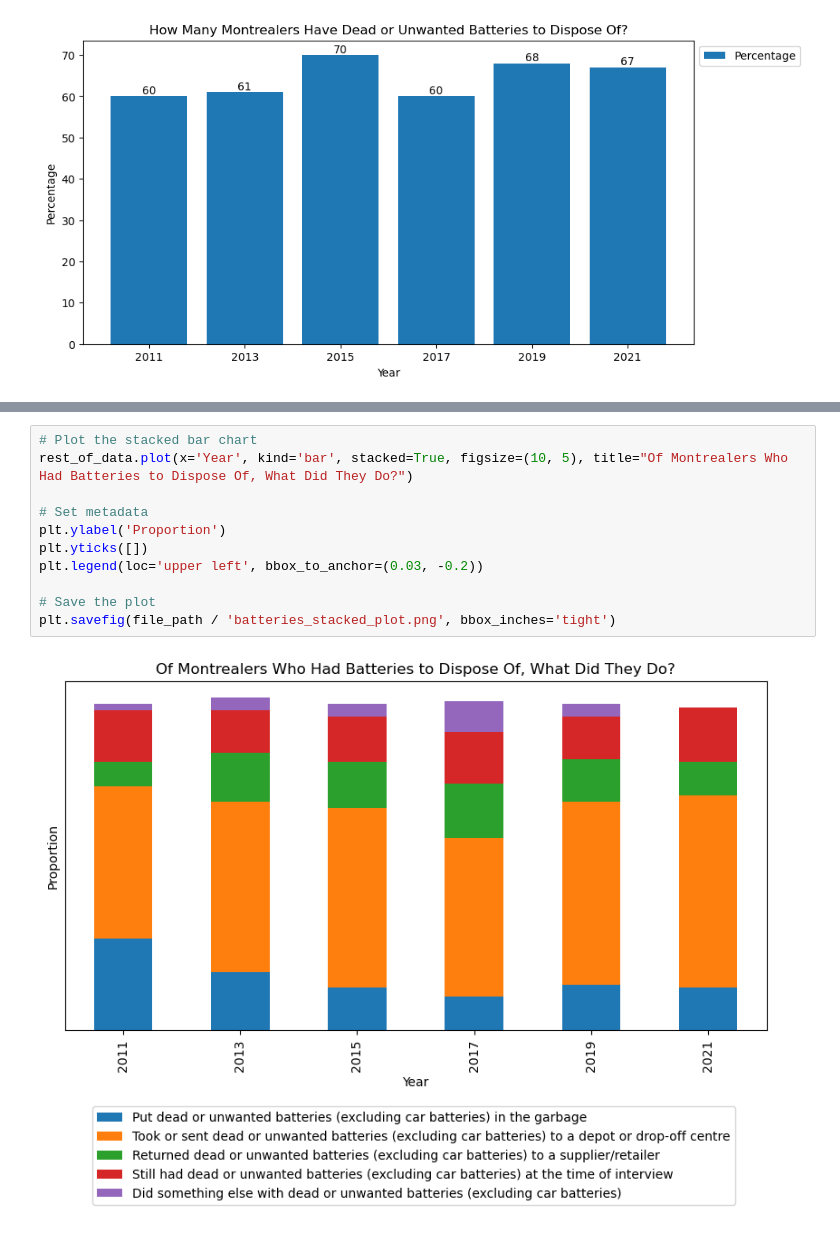
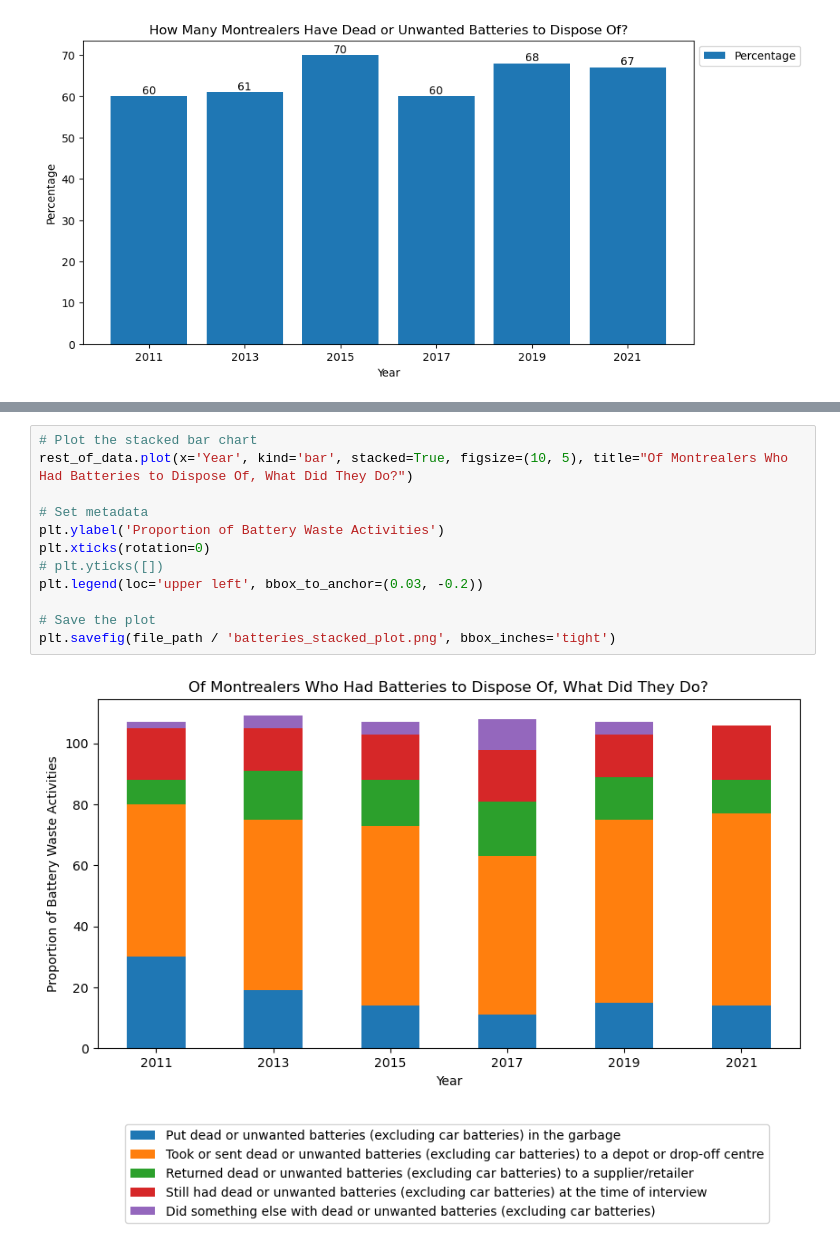
Before and after one commit to BlackSound1/SUST601-Project, a Jupyter notebook: hazardous_waste.ipynb, the cells around one changed output, grey strips where cells are left out. Saved outputs shown, nothing was run; the diff lists cells and outputs as text.

Commit message:
Improved hazardous waste stacked chart to be similar to others. 'No data' column not necessary

```diff
--- a/hazardous_waste.ipynb
+++ b/hazardous_waste.ipynb
@@ -209,13 +209,14 @@ rest_of_data
 # %%
 # Plot the stacked bar chart
 rest_of_data.plot(x='Year', kind='bar', stacked=True, figsize=(10, 5), title="Of Montrealers Who Had Batteries to Dispose Of, What Did They Do?")
 
 # Set metadata
-plt.ylabel('Proportion')
-plt.yticks([])
+plt.ylabel('Proportion of Battery Waste Activities')
+plt.xticks(rotation=0)
+# plt.yticks([])
 plt.legend(loc='upper left', bbox_to_anchor=(0.03, -0.2))
 
 # Save the plot
 plt.savefig(file_path / 'batteries_stacked_plot.png', bbox_inches='tight')
 # %% [output]
-[figure, old version]
+[figure, new version]
```
Also changed, not shown: 2 other files.
